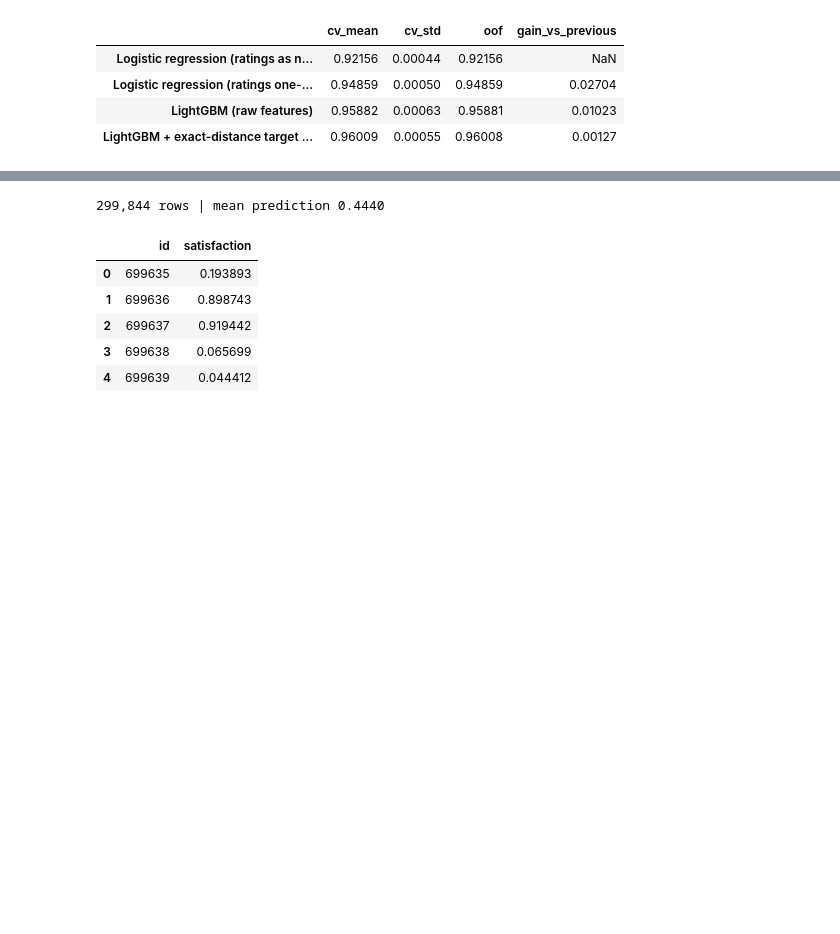
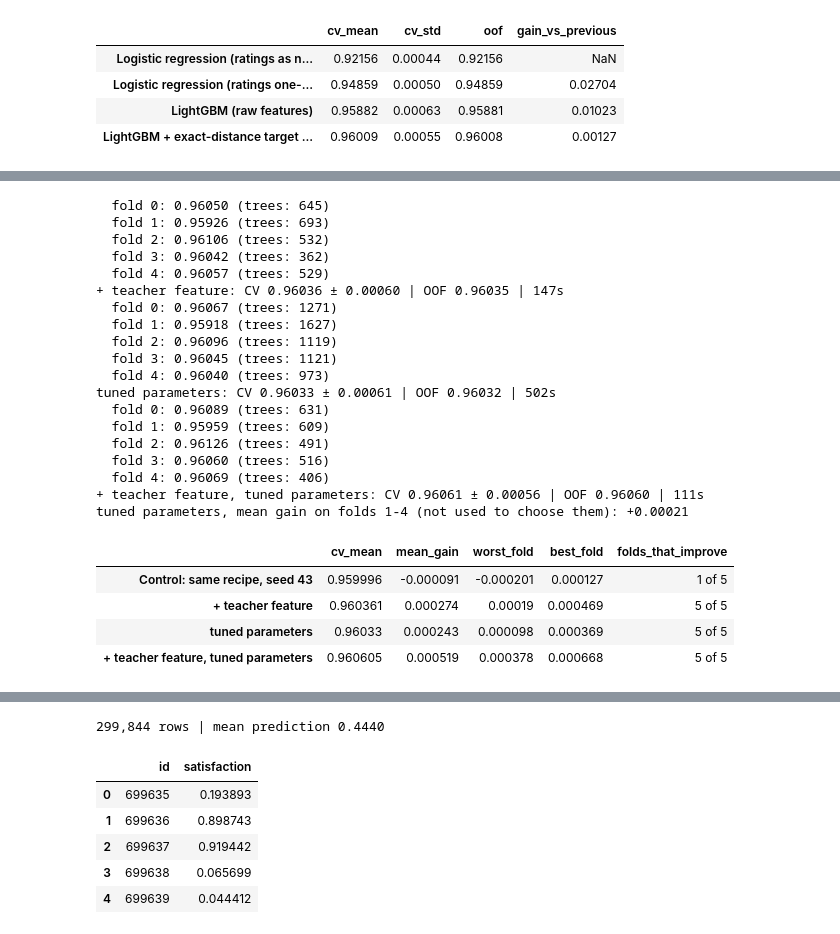
Before and after one commit to ferreret/kaggle-playground-s6e10, a Jupyter notebook: notebooks/s6e10-step-by-step.ipynb, the cells around one changed output, grey strips where cells are left out. Saved outputs shown, nothing was run; the diff lists cells and outputs as text; code cells hidden in the pictures; blank space fills up the shorter version.

```diff
--- a/notebooks/s6e10-step-by-step.ipynb
+++ b/notebooks/s6e10-step-by-step.ipynb
@@ -1322,0 +1516,47 @@ flight distance helped — which points the same way as Part 7.
+# %%
+teacher_train = orig_model.predict(train[FEATURES], raw_score=True)
+teacher_test = orig_model.predict(test[FEATURES], raw_score=True)
+
+
+def teacher_frames(tr_idx, va_idx):
+    X_tr, X_va, X_te = te_frames(tr_idx, va_idx)
+    return (X_tr.assign(orig_logit=teacher_train[tr_idx]), X_va.assign(orig_logit=teacher_train[va_idx]),
+            X_te.assign(orig_logit=teacher_test))
+
+
+TUNED_PARAMS = {"num_leaves": 63, "min_child_samples": 50, "feature_fraction": 0.4, "bagging_fraction": 1.0,
+                "lambda_l2": 50.0}
+
+TEACHER, TUNED, BOTH = "+ teacher feature", "tuned parameters", "+ teacher feature, tuned parameters"
+test_pred_teacher, _ = run_cv(TEACHER, make_lgbm(teacher_frames))
+test_pred_tuned, _ = run_cv(TUNED, make_lgbm(te_frames, params=TUNED_PARAMS))
+test_pred_both, _ = run_cv(BOTH, make_lgbm(teacher_frames, params=TUNED_PARAMS))
+
+d = np.array(FOLD_SCORES[TUNED]) - np.array(FOLD_SCORES[TE])
+print(f"tuned parameters, mean gain on folds 1-4 (not used to choose them): {d[1:].mean():+.5f}")
+compare([CONTROL, TEACHER, TUNED, BOTH])
+# %% [output]
+  fold 0: 0.96050 (trees: 645)
+  fold 1: 0.95926 (trees: 693)
+  fold 2: 0.96106 (trees: 532)
+  fold 3: 0.96042 (trees: 362)
+  fold 4: 0.96057 (trees: 529)
++ teacher feature: CV 0.96036 ± 0.00060 | OOF 0.96035 | 147s
+  fold 0: 0.96067 (trees: 1271)
+  fold 1: 0.95918 (trees: 1627)
+  fold 2: 0.96096 (trees: 1119)
+  fold 3: 0.96045 (trees: 1121)
+  fold 4: 0.96040 (trees: 973)
+tuned parameters: CV 0.96033 ± 0.00061 | OOF 0.96032 | 502s
+  fold 0: 0.96089 (trees: 631)
+  fold 1: 0.95959 (trees: 609)
+  fold 2: 0.96126 (trees: 491)
+  fold 3: 0.96060 (trees: 516)
+  fold 4: 0.96069 (trees: 406)
++ teacher feature, tuned parameters: CV 0.96061 ± 0.00056 | OOF 0.96060 | 111s
+tuned parameters, mean gain on folds 1-4 (not used to choose them): +0.00021
+|  | cv_mean | mean_gain | worst_fold | best_fold | folds_that_improve |
+| Control: same recipe, seed 43 | 0.959996 | -0.000091 | -0.000201 | 0.000127 | 1 of 5 |
+| + teacher feature | 0.960361 | 0.000274 | 0.00019 | 0.000469 | 5 of 5 |
+| tuned parameters | 0.96033 | 0.000243 | 0.000098 | 0.000369 | 5 of 5 |
+| + teacher feature, tuned parameters | 0.960605 | 0.000519 | 0.000378 | 0.000668 | 5 of 5 |
```
Also changed, not shown: parts of 18 cells of this notebook, 1 other file.
